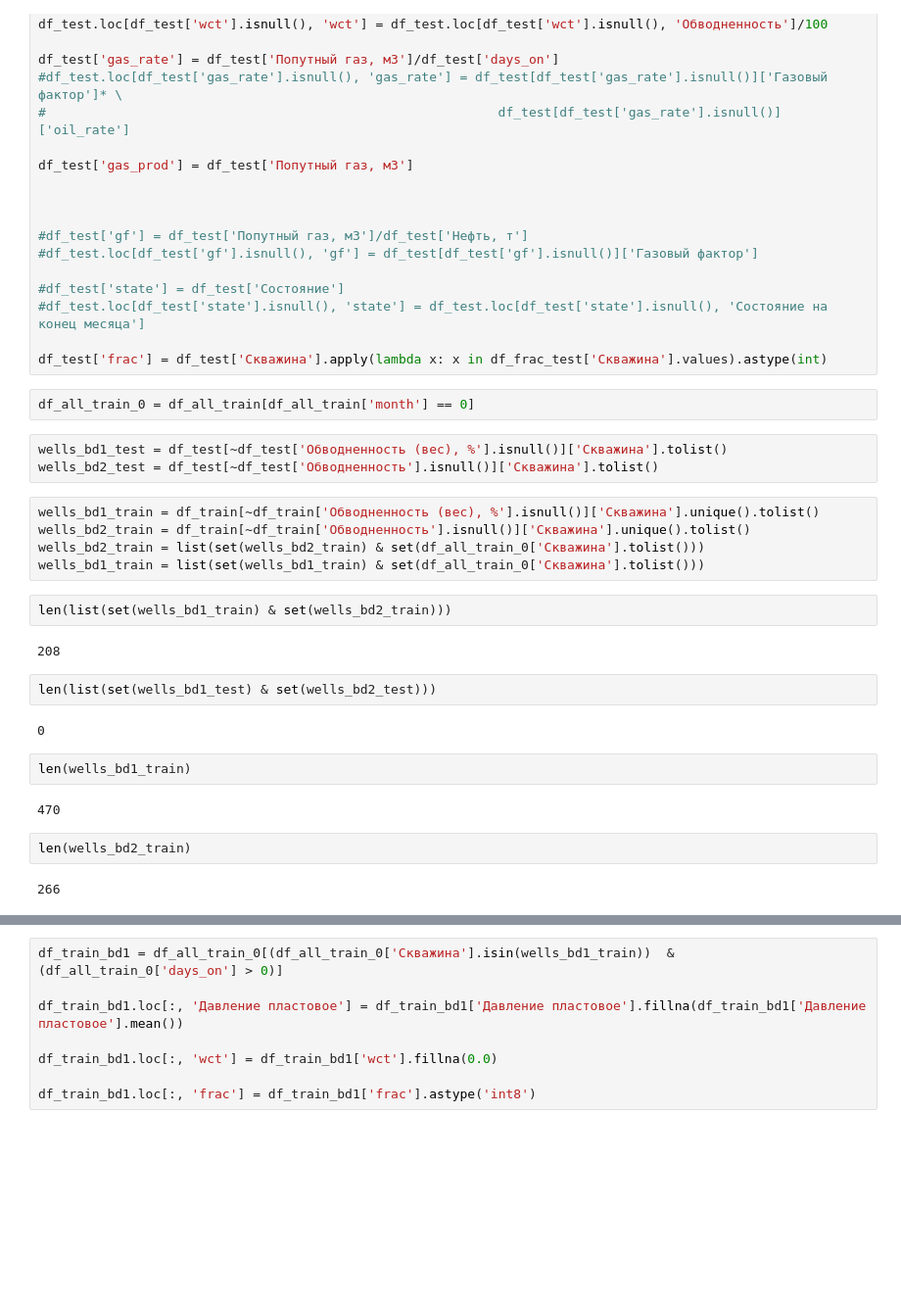
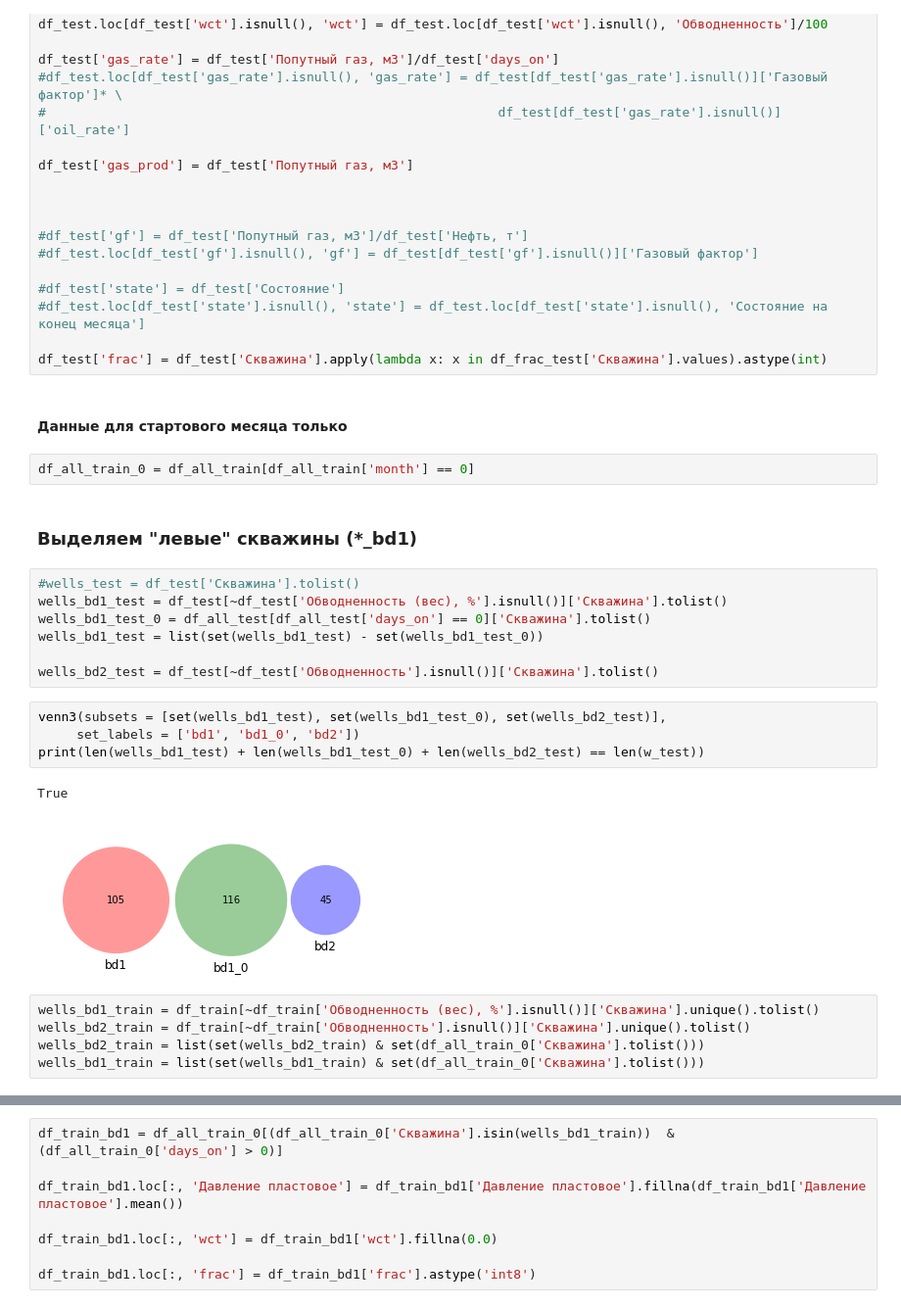
Before and after one commit to koskotG/gpn_comp, a Jupyter notebook: model_1.ipynb, the cells around one changed output, grey strips where cells are left out. Shown at 98% size. Saved outputs shown, nothing was run; the diff lists cells and outputs as text; blank space fills up the shorter version.

Commit message:
модель для левых скважин

```diff
--- a/model_1.ipynb
+++ b/model_1.ipynb
@@ -155,29 +158,28 @@ df_test['gas_prod'] = df_test['Попутный газ, м3']
 #df_test.loc[df_test['state'].isnull(), 'state'] = df_test.loc[df_test['state'].isnull(), 'Состояние на конец месяца']
 
 df_test['frac'] = df_test['Скважина'].apply(lambda x: x in df_frac_test['Скважина'].values).astype(int)
+# %% [markdown]
+#### Данные для стартового месяца только
 # %%
 df_all_train_0 = df_all_train[df_all_train['month'] == 0]
+# %% [markdown]
+### Выделяем "левые" скважины (*_bd1)
 # %%
+#wells_test = df_test['Скважина'].tolist()
 wells_bd1_test = df_test[~df_test['Обводненность (вес), %'].isnull()]['Скважина'].tolist()
+wells_bd1_test_0 = df_all_test[df_all_test['days_on'] == 0]['Скважина'].tolist()
+wells_bd1_test = list(set(wells_bd1_test) - set(wells_bd1_test_0))
+
 wells_bd2_test = df_test[~df_test['Обводненность'].isnull()]['Скважина'].tolist()
+# %%
+venn3(subsets = [set(wells_bd1_test), set(wells_bd1_test_0), set(wells_bd2_test)],
+     set_labels = ['bd1', 'bd1_0', 'bd2'])
+print(len(wells_bd1_test) + len(wells_bd1_test_0) + len(wells_bd2_test) == len(w_test))
+# %% [output]
+True
+[figure, added]
 # %%
 wells_bd1_train = df_train[~df_train['Обводненность (вес), %'].isnull()]['Скважина'].unique().tolist()
 wells_bd2_train = df_train[~df_train['Обводненность'].isnull()]['Скважина'].unique().tolist()
 wells_bd2_train = list(set(wells_bd2_train) & set(df_all_train_0['Скважина'].tolist()))
 wells_bd1_train = list(set(wells_bd1_train) & set(df_all_train_0['Скважина'].tolist()))
-# %%
-len(list(set(wells_bd1_train) & set(wells_bd2_train)))
-# %% [output]
-208
-# %%
-len(list(set(wells_bd1_test) & set(wells_bd2_test)))
-# %% [output]
-0
-# %%
-len(wells_bd1_train)
-# %% [output]
-470
-# %%
-len(wells_bd2_train)
-# %% [output]
-266
```
Also changed, not shown: parts of 60 cells of this notebook.
